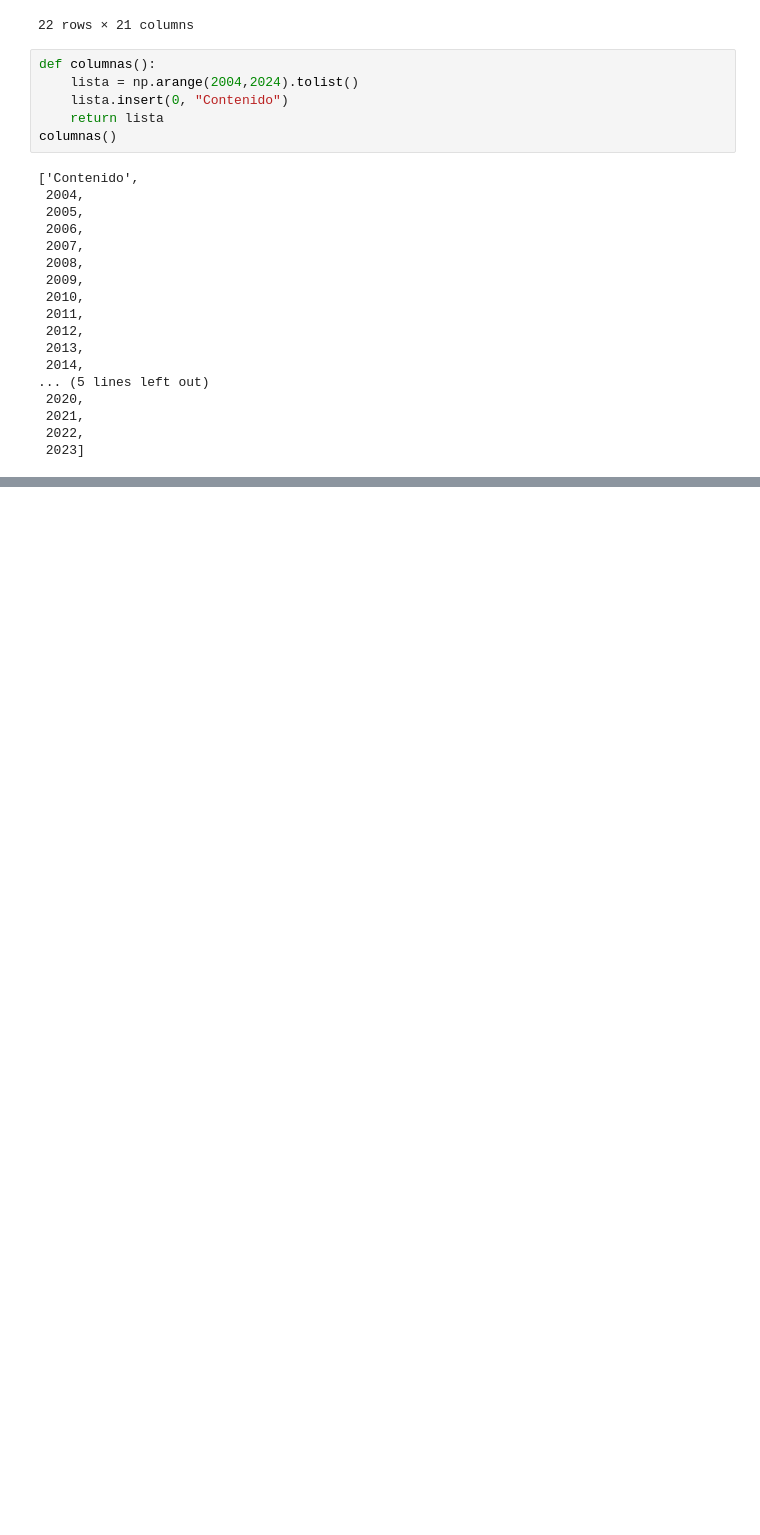
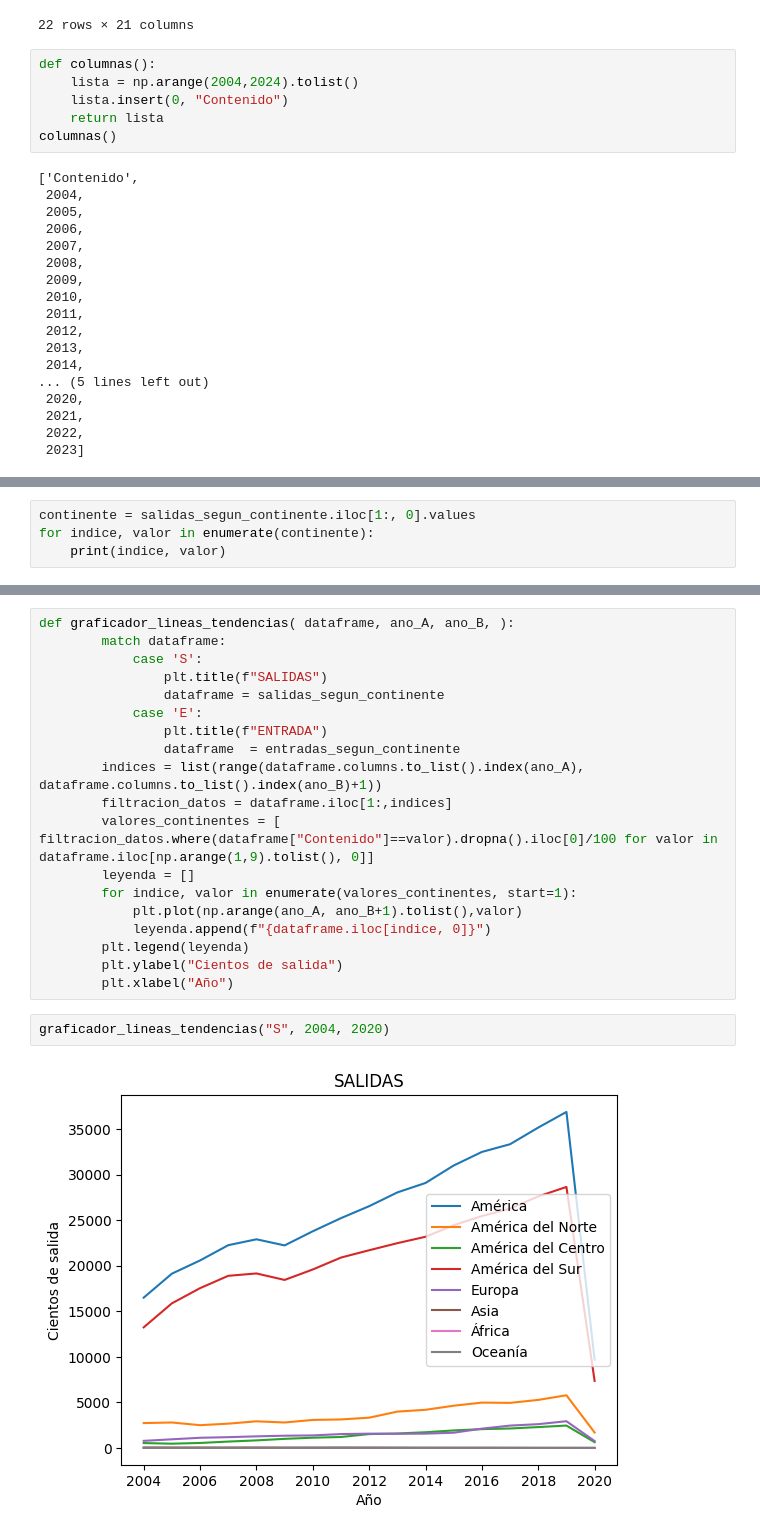
Before and after one commit to Code0008/PROYECTO_FINAL_POO_CC201, a Jupyter notebook: testeos.ipynb, the cells around one changed output, grey strips where cells are left out. Saved outputs shown, nothing was run; the diff lists cells and outputs as text; blank space fills up the shorter version.

```diff
--- a/testeos.ipynb
+++ b/testeos.ipynb
@@ -522,0 +147,4 @@ class Menu_Principal:
+# %%
+continente = salidas_segun_continente.iloc[1:, 0].values
+for indice, valor in enumerate(continente):
+    print(indice, valor)
@@ -522,0 +188,23 @@ class Menu_Principal:
+# %%
+def graficador_lineas_tendencias( dataframe, ano_A, ano_B, ):
+        match dataframe:
+            case 'S':
+                plt.title(f"SALIDAS")
+                dataframe = salidas_segun_continente
+            case 'E':
+                plt.title(f"ENTRADA")
+                dataframe  = entradas_segun_continente
+        indices = list(range(dataframe.columns.to_list().index(ano_A), dataframe.columns.to_list().index(ano_B)+1))
+        filtracion_datos = dataframe.iloc[1:,indices]
+        valores_continentes = [ filtracion_datos.where(dataframe["Contenido"]==valor).dropna().iloc[0]/100 for valor in dataframe.iloc[np.arange(1,9).tolist(), 0]]
+        leyenda = []
+        for indice, valor in enumerate(valores_continentes, start=1):
+            plt.plot(np.arange(ano_A, ano_B+1).tolist(),valor)
+            leyenda.append(f"{dataframe.iloc[indice, 0]}")
+        plt.legend(leyenda)
+        plt.ylabel("Cientos de salida")
+        plt.xlabel("Año")
+# %%
+graficador_lineas_tendencias("S", 2004, 2020)
+# %% [output]
+[figure, added]
```
Also changed, not shown: parts of 36 cells of this notebook.
